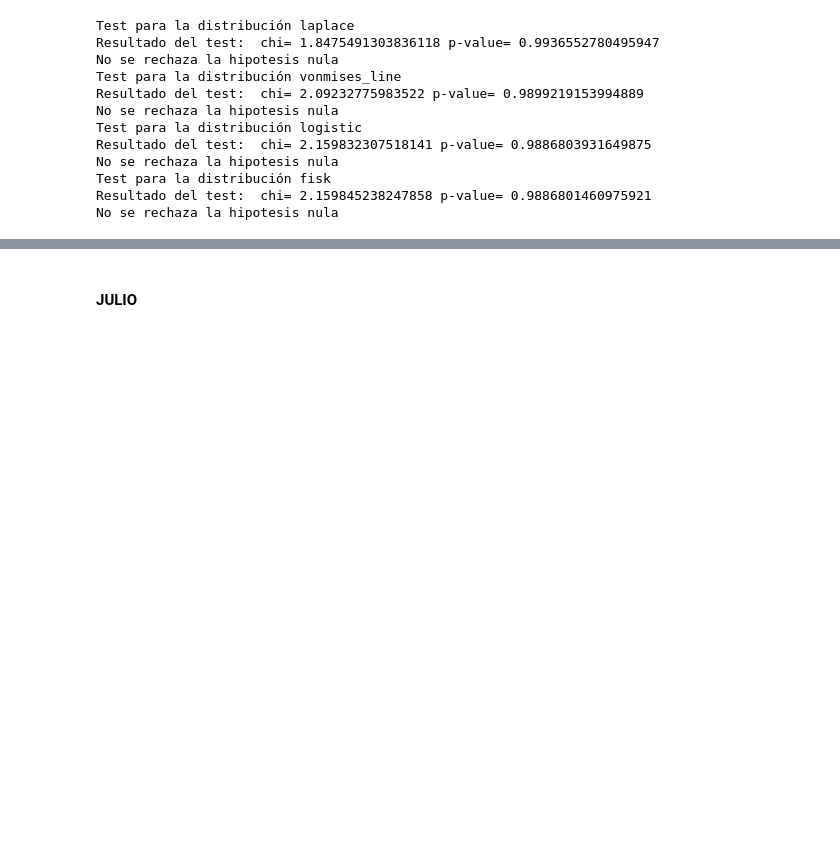
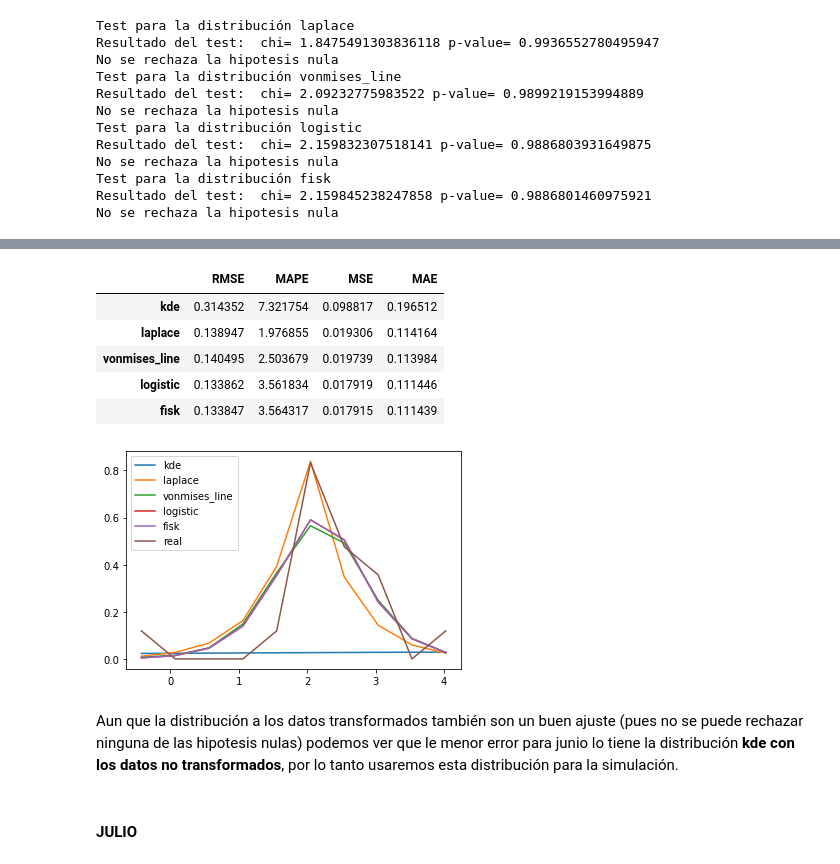
Before and after one commit to Aranzazu-R/Proyecto_Sim_FlavioyAranzazu, a Jupyter notebook: GuiaProyectoFinal-Borrador.ipynb, the cells around one changed output, grey strips where cells are left out. Cells and saved outputs as stored; diff of their text form; code cells hidden in the pictures; blank space fills up the shorter version.

Commit message:
Simulación nodo 2

```diff
--- a/GuiaProyectoFinal-Borrador.ipynb
+++ b/GuiaProyectoFinal-Borrador.ipynb
@@ -1535,3 +1375,15 @@ No se rechaza la hipotesis nula
+# %%
+comparar(isi_trans[0], 10, bestt1_isi.tolist(), isi1ttp,ex_isi[0])
+# %% [output]
+|  | RMSE | MAPE | MSE | MAE |
+| kde | 0.314352 | 7.321754 | 0.098817 | 0.196512 |
+| laplace | 0.138947 | 1.976855 | 0.019306 | 0.114164 |
+| vonmises_line | 0.140495 | 2.503679 | 0.019739 | 0.113984 |
+| logistic | 0.133862 | 3.561834 | 0.017919 | 0.111446 |
+| fisk | 0.133847 | 3.564317 | 0.017915 | 0.111439 |
+[figure, added]
+# %% [markdown]
+Aun que la distribución a los datos transformados también son un buen ajuste (pues no se puede rechazar ninguna de las hipotesis nulas) podemos ver que le menor error para junio lo tiene la distribución **kde con los datos no transformados**, por lo tanto usaremos esta distribución para la simulación.
 # %% [markdown]
 #### JULIO
 # %%
```
Also changed, not shown: parts of 54 cells of this notebook.
